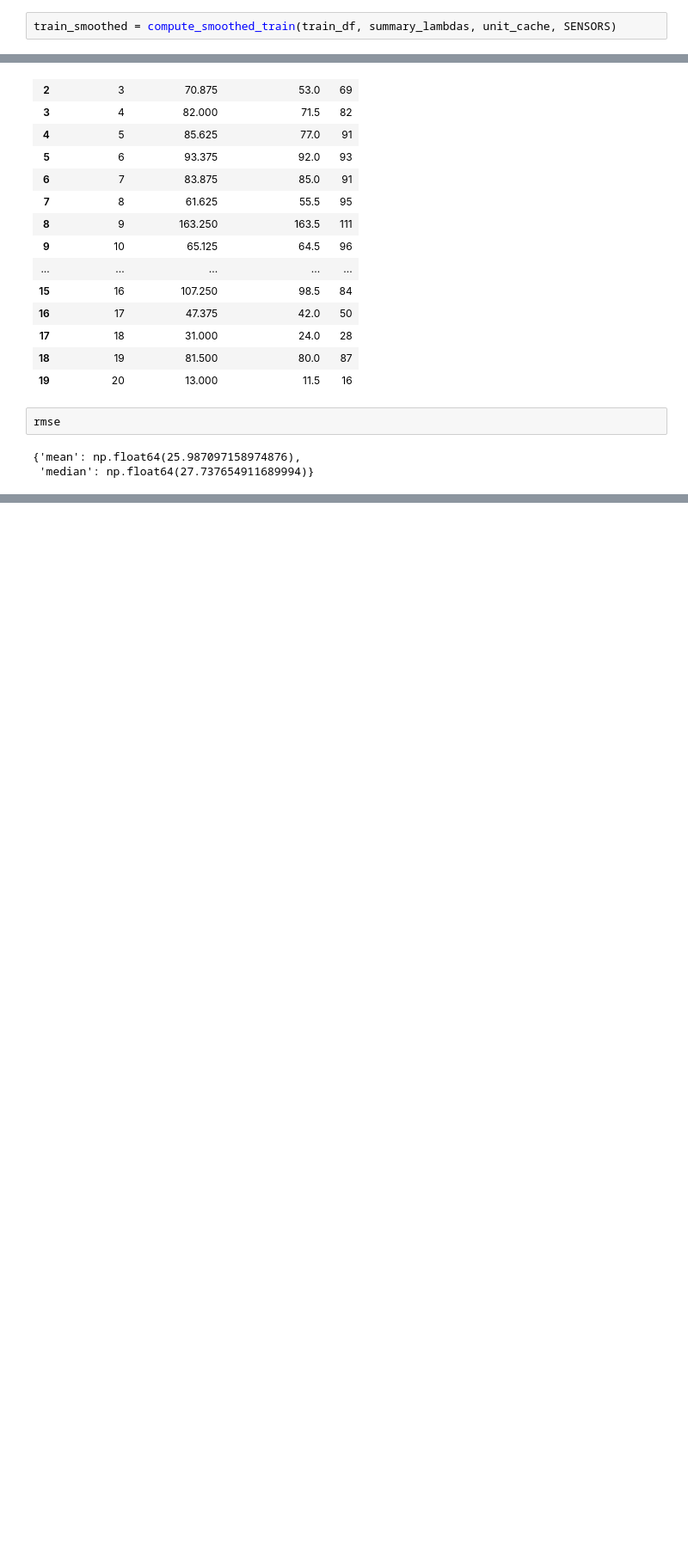
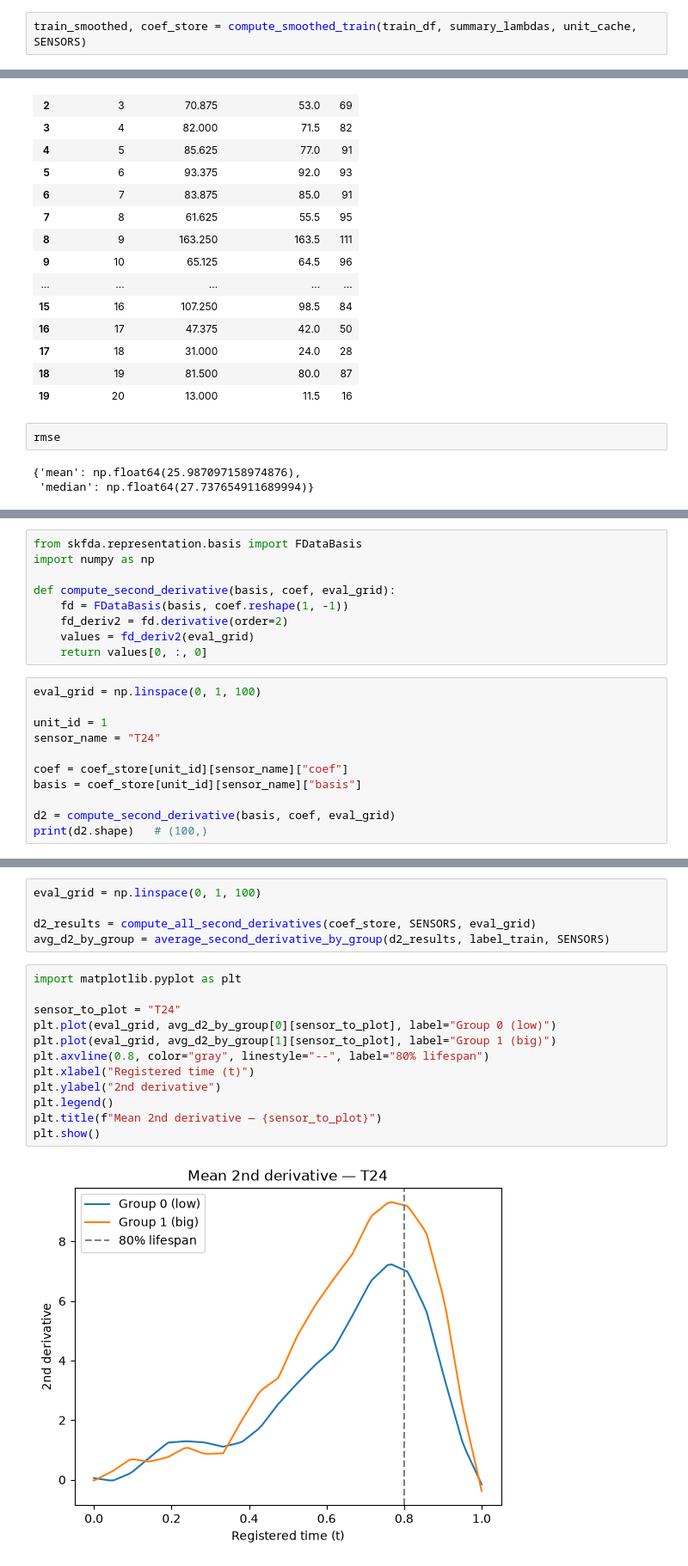
Before and after one commit to Lznkz/Project-MFPCA, a Jupyter notebook: real.ipynb, the cells around one changed output, grey strips where cells are left out. Shown at 86% size. Drawn from its saved outputs; the diff is of its cells as text; blank space fills up the shorter version.

```diff
--- a/real.ipynb
+++ b/real.ipynb
@@ -55,7 +58,7 @@ summary_lambdas, unit_cache = lambda_finding(train_df, SENSORS, cycle_col="t_reg
 7    W31  0.010000   0.010471
 8    W32  0.010113   0.003694
 # %%
-train_smoothed = compute_smoothed_train(train_df, summary_lambdas, unit_cache, SENSORS)
+train_smoothed, coef_store = compute_smoothed_train(train_df, summary_lambdas, unit_cache, SENSORS)
 # %% [output]
 Smoothed Dataframe :
        unit_number  t_registered         T24          T30          T50  \
@@ -222,0 +306,20 @@ KeyError: 'RUL_pred_upper'
+# %%
+from skfda.representation.basis import FDataBasis
+import numpy as np
+
+def compute_second_derivative(basis, coef, eval_grid):
+    fd = FDataBasis(basis, coef.reshape(1, -1))
+    fd_deriv2 = fd.derivative(order=2)
+    values = fd_deriv2(eval_grid)
+    return values[0, :, 0]
+# %%
+eval_grid = np.linspace(0, 1, 100)
+
+unit_id = 1
+sensor_name = "T24"
+
+coef = coef_store[unit_id][sensor_name]["coef"]
+basis = coef_store[unit_id][sensor_name]["basis"]
+
+d2 = compute_second_derivative(basis, coef, eval_grid)
+print(d2.shape)   # (100,)
@@ -222,0 +402,19 @@ KeyError: 'RUL_pred_upper'
+# %%
+eval_grid = np.linspace(0, 1, 100)
+
+d2_results = compute_all_second_derivatives(coef_store, SENSORS, eval_grid)
+avg_d2_by_group = average_second_derivative_by_group(d2_results, label_train, SENSORS)
+# %%
+import matplotlib.pyplot as plt
+
+sensor_to_plot = "T24"
+plt.plot(eval_grid, avg_d2_by_group[0][sensor_to_plot], label="Group 0 (low)")
+plt.plot(eval_grid, avg_d2_by_group[1][sensor_to_plot], label="Group 1 (big)")
+plt.axvline(0.8, color="gray", linestyle="--", label="80% lifespan")
+plt.xlabel("Registered time (t)")
+plt.ylabel("2nd derivative")
+plt.legend()
+plt.title(f"Mean 2nd derivative — {sensor_to_plot}")
+plt.show()
+# %% [output]
+[figure, added]
```
Also changed, not shown: parts of 28 cells of this notebook, 6 other files.
